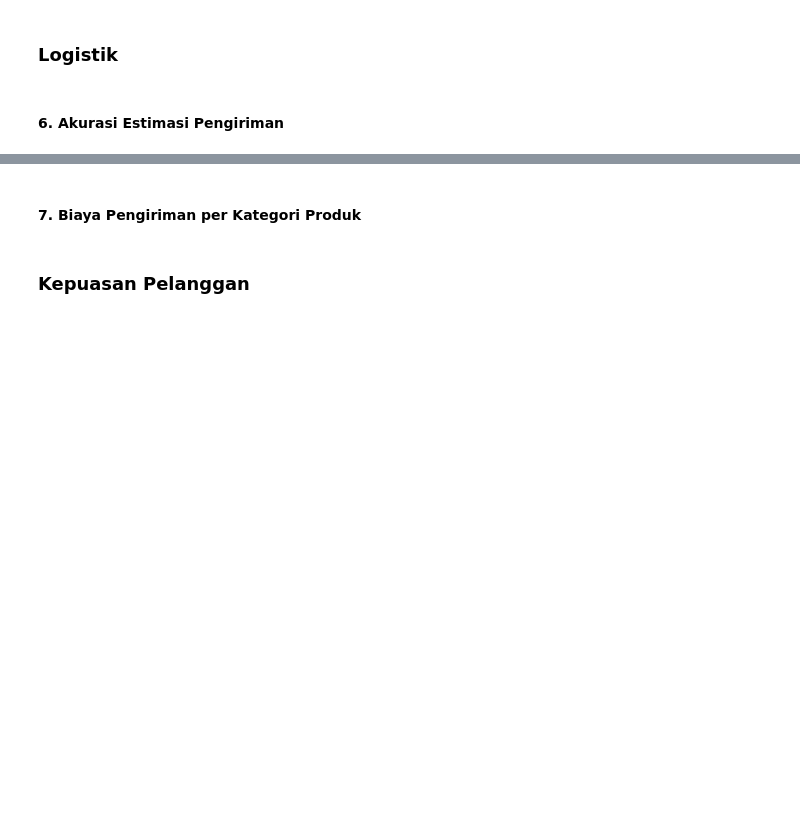
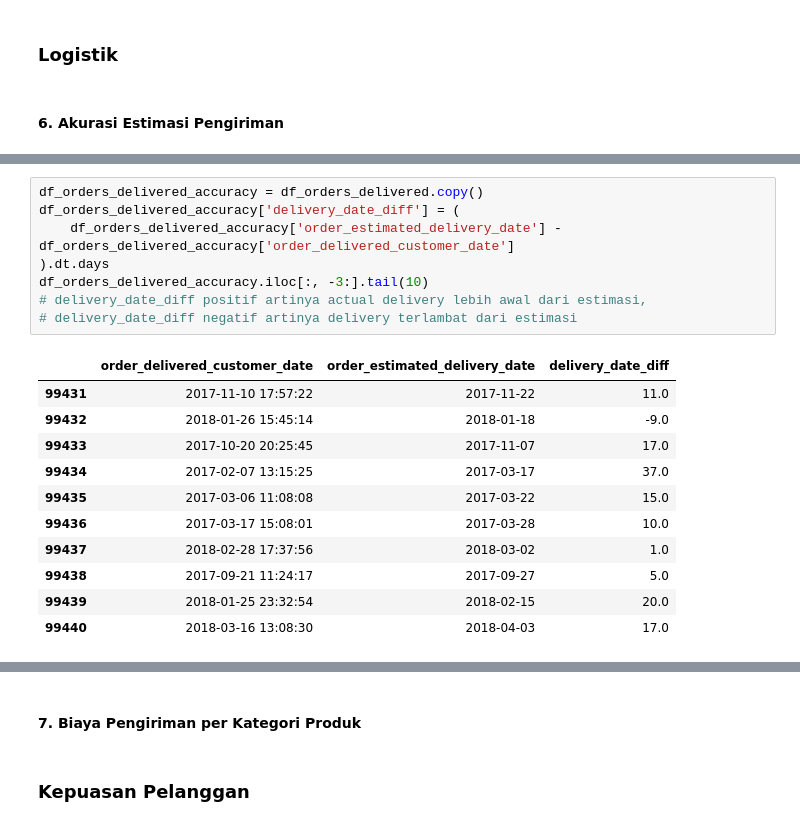
Before and after one commit to arguto1993/olist-ecommerce-performance, a Jupyter notebook: ecommerce_performance.ipynb, the cells around one changed output, grey strips where cells are left out. Drawn from its saved outputs; the diff is of its cells as text; blank space fills up the shorter version.

```diff
--- a/ecommerce_performance.ipynb
+++ b/ecommerce_performance.ipynb
@@ -1424,0 +1507,20 @@ show_table_desc(df_payments_cc, "Payments with CC")
+# %%
+df_orders_delivered_accuracy = df_orders_delivered.copy()
+df_orders_delivered_accuracy['delivery_date_diff'] = (
+    df_orders_delivered_accuracy['order_estimated_delivery_date'] - df_orders_delivered_accuracy['order_delivered_customer_date']
+).dt.days
+df_orders_delivered_accuracy.iloc[:, -3:].tail(10)
+# delivery_date_diff positif artinya actual delivery lebih awal dari estimasi,
+# delivery_date_diff negatif artinya delivery terlambat dari estimasi
+# %% [output]
+|  | order_delivered_customer_date | order_estimated_delivery_date | delivery_date_diff |
+| 99431 | 2017-11-10 17:57:22 | 2017-11-22 | 11.0 |
+| 99432 | 2018-01-26 15:45:14 | 2018-01-18 | -9.0 |
+| 99433 | 2017-10-20 20:25:45 | 2017-11-07 | 17.0 |
+| 99434 | 2017-02-07 13:15:25 | 2017-03-17 | 37.0 |
+| 99435 | 2017-03-06 11:08:08 | 2017-03-22 | 15.0 |
+| 99436 | 2017-03-17 15:08:01 | 2017-03-28 | 10.0 |
+| 99437 | 2018-02-28 17:37:56 | 2018-03-02 | 1.0 |
+| 99438 | 2017-09-21 11:24:17 | 2017-09-27 | 5.0 |
+| 99439 | 2018-01-25 23:32:54 | 2018-02-15 | 20.0 |
+| 99440 | 2018-03-16 13:08:30 | 2018-04-03 | 17.0 |
```
Also changed, not shown: parts of 8 cells of this notebook, 1 other file.
